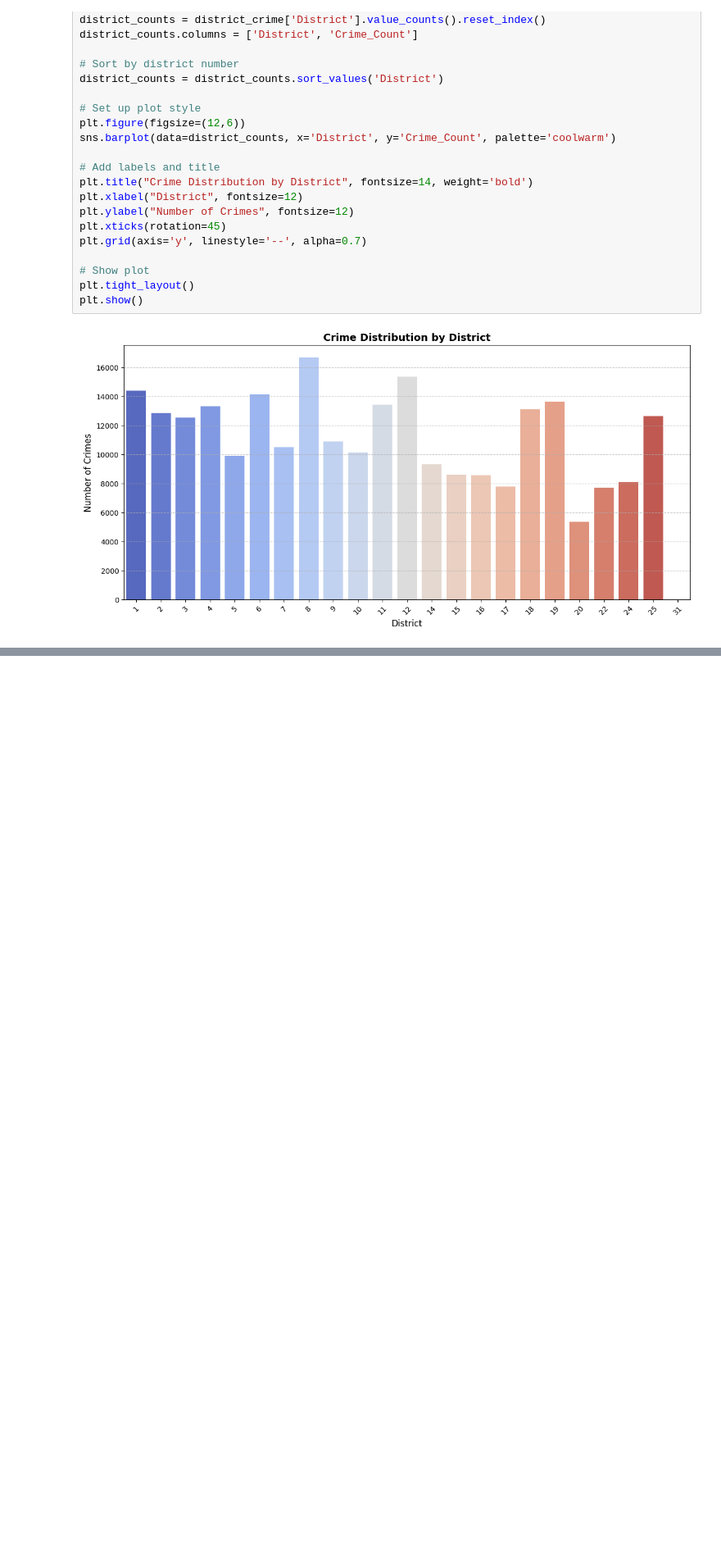
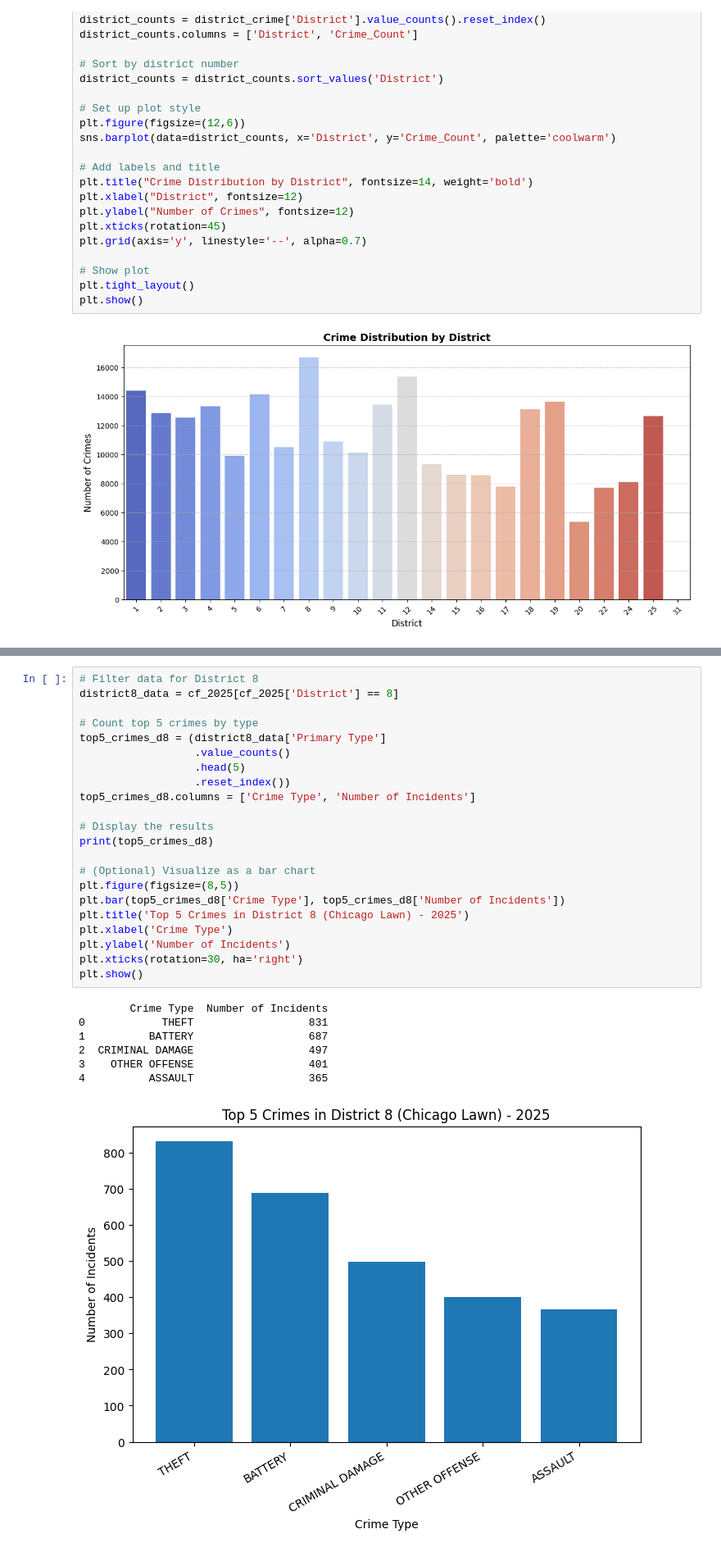
Before and after one commit to louiezzy/ELEC303-DataAnalytics, a Jupyter notebook: Midterm Exam Project.ipynb, the cells around one changed output, grey strips where cells are left out. Shown at 82% size. Drawn from its saved outputs; the diff is of its cells as text; blank space fills up the shorter version.

```diff
--- a/Midterm Exam Project.ipynb
+++ b/Midterm Exam Project.ipynb
@@ -662,0 +721,30 @@ plt.show()
+# %%
+# Filter data for District 8
+district8_data = cf_2025[cf_2025['District'] == 8]
+
+# Count top 5 crimes by type
+top5_crimes_d8 = (district8_data['Primary Type']
+                  .value_counts()
+                  .head(5)
+                  .reset_index())
+top5_crimes_d8.columns = ['Crime Type', 'Number of Incidents']
+
+# Display the results
+print(top5_crimes_d8)
+
+# (Optional) Visualize as a bar chart
+plt.figure(figsize=(8,5))
+plt.bar(top5_crimes_d8['Crime Type'], top5_crimes_d8['Number of Incidents'])
+plt.title('Top 5 Crimes in District 8 (Chicago Lawn) - 2025')
+plt.xlabel('Crime Type')
+plt.ylabel('Number of Incidents')
+plt.xticks(rotation=30, ha='right')
+plt.show()
+# %% [output]
+        Crime Type  Number of Incidents
+0            THEFT                  831
+1          BATTERY                  687
+2  CRIMINAL DAMAGE                  497
+3    OTHER OFFENSE                  401
+4          ASSAULT                  365
+[figure, added]
```
Also changed, not shown: parts of 58 cells of this notebook.
